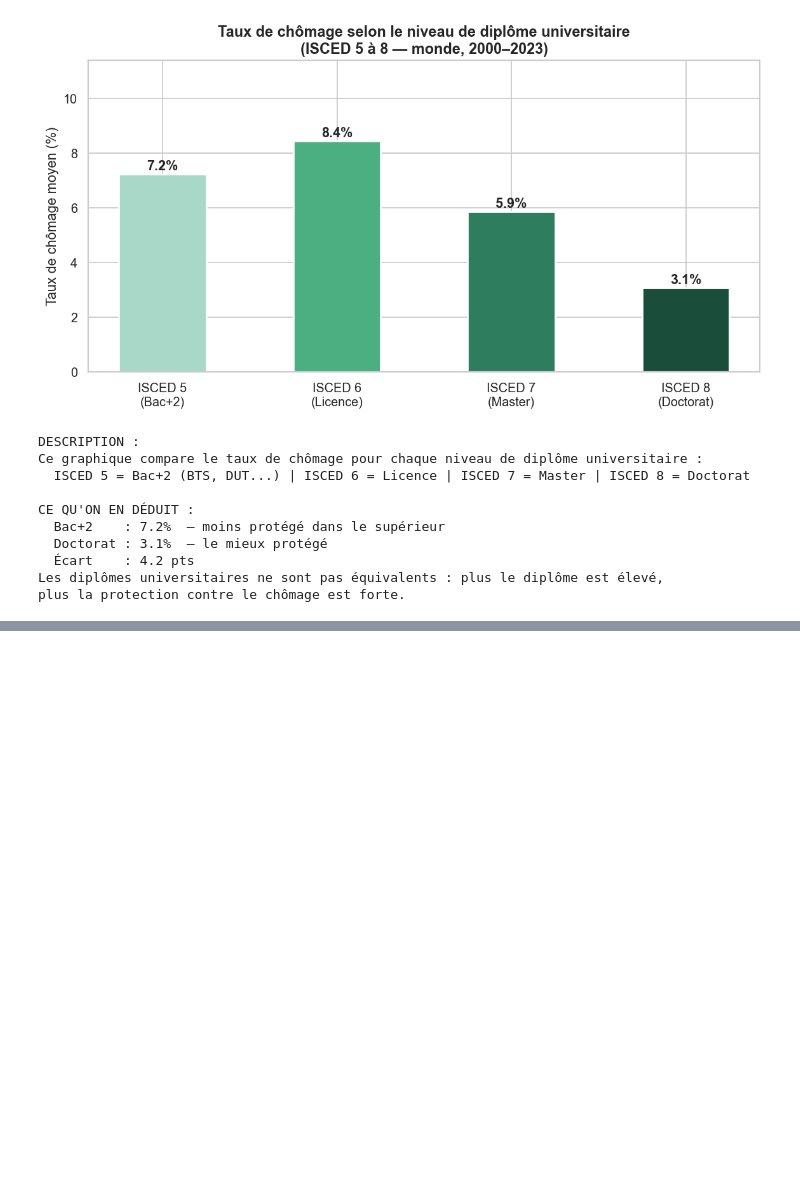
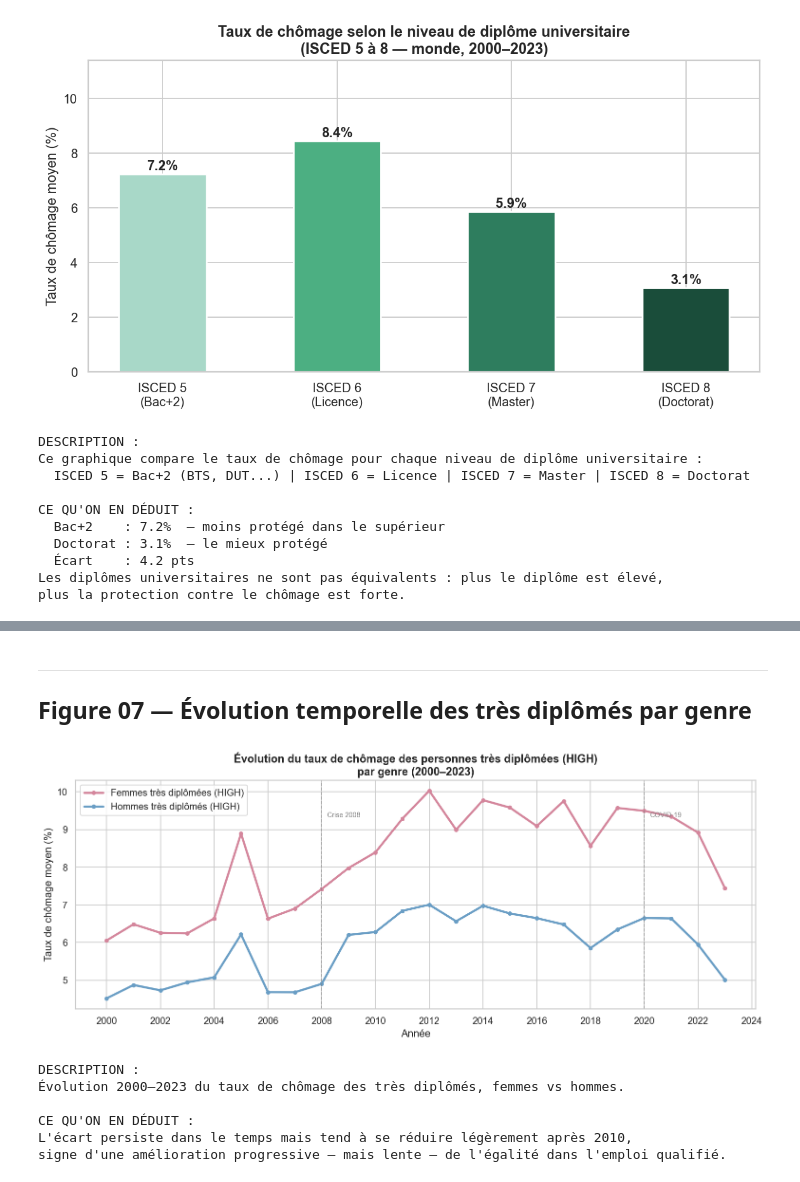
Before and after one commit to pallagueye1-orso/education-employment-analysis, a Jupyter notebook: notebooks/04_visualisations_evidentes.ipynb, the cells around one changed output, grey strips where cells are left out. Drawn from its saved outputs; the diff is of its cells as text; code cells hidden in the pictures; blank space fills up the shorter version.

```diff
--- a/notebooks/04_visualisations.ipynb
+++ b/notebooks/04_visualisations_evidentes.ipynb
@@ -367,0 +463,44 @@ plus la protection contre le chômage est forte.
+# %% [markdown]
+---
+## Figure 07 — Évolution temporelle des très diplômés par genre
+# %%
+t_f = df_f[df_f['niveau'] == 'HIGH'].groupby('time')['taux'].mean()
+t_m = df_m[df_m['niveau'] == 'HIGH'].groupby('time')['taux'].mean()
+
+fig, ax = plt.subplots(figsize=(12, 5))
+
+ax.plot(t_f.index, t_f.values, label='Femmes très diplômées (HIGH)',
+        color='#d4869c', linewidth=2.5, marker='o', markersize=4)
+ax.plot(t_m.index, t_m.values, label='Hommes très diplômés (HIGH)',
+        color='#6a9ec5', linewidth=2.5, marker='o', markersize=4)
+
+for annee, texte in [(2008, 'Crise 2008'), (2020, 'COVID-19')]:
+    ax.axvline(annee, color='grey', linestyle='--', linewidth=1, alpha=0.6)
+    ax.text(annee + 0.2, max(t_f.max(), t_m.max()) * 0.93,
+            texte, fontsize=8, color='grey')
+
+ax.set_title('Évolution du taux de chômage des personnes très diplômées (HIGH)\npar genre (2000–2023)',
+             fontsize=13, fontweight='bold')
+ax.set_xlabel('Année')
+ax.set_ylabel('Taux de chômage moyen (%)')
+ax.legend(fontsize=11)
+ax.xaxis.set_major_locator(mticker.MultipleLocator(2))
+
+plt.tight_layout()
+plt.savefig(FIGURES_DIR / '07_genre_evolution.png', bbox_inches='tight')
+plt.show()
+
+print('DESCRIPTION :')
+print('Évolution 2000–2023 du taux de chômage des très diplômés, femmes vs hommes.')
+print()
+print('CE QU\'ON EN DÉDUIT :')
+print('L\'écart persiste dans le temps mais tend à se réduire légèrement après 2010,')
+print('signe d\'une amélioration progressive — mais lente — de l\'égalité dans l\'emploi qualifié.')
+# %% [output]
+[figure, added]
+DESCRIPTION :
+Évolution 2000–2023 du taux de chômage des très diplômés, femmes vs hommes.
+
+CE QU'ON EN DÉDUIT :
+L'écart persiste dans le temps mais tend à se réduire légèrement après 2010,
+signe d'une amélioration progressive — mais lente — de l'égalité dans l'emploi qualifié.
```
Also changed, not shown: parts of 9 cells of this notebook, 22 other files.
